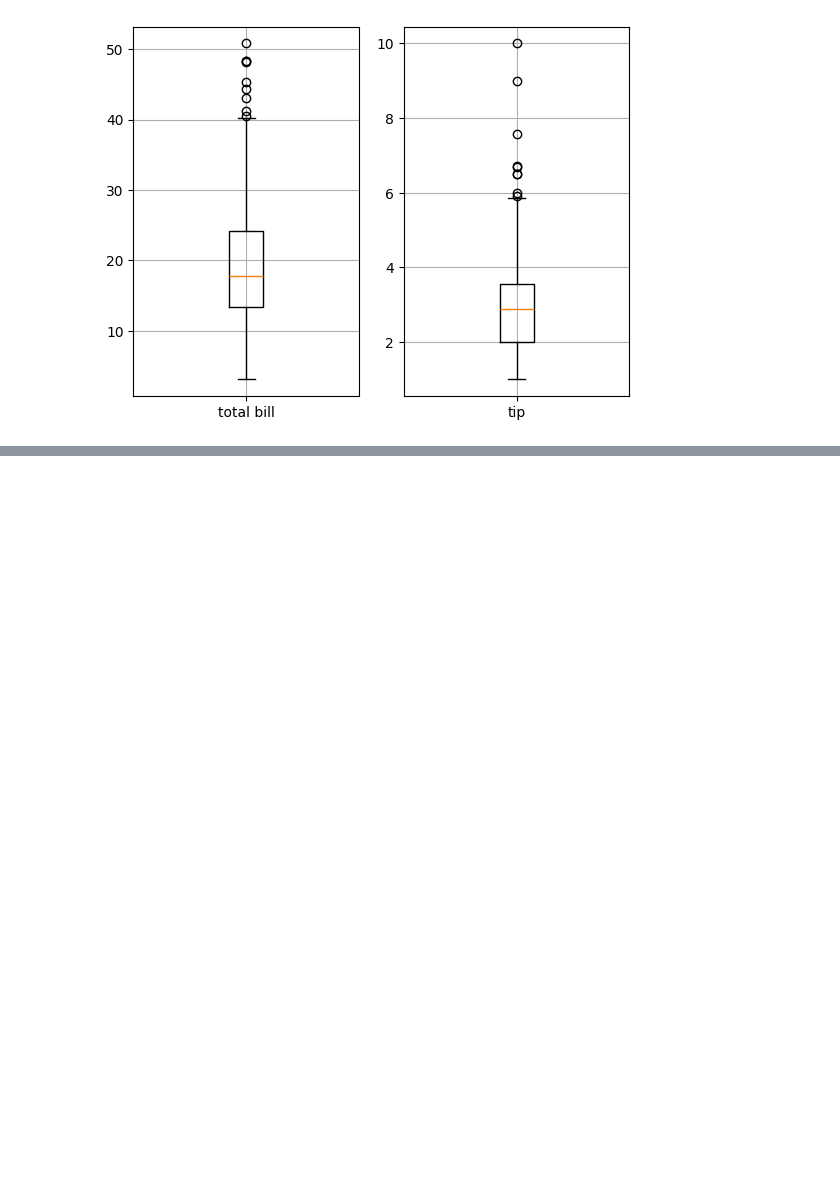
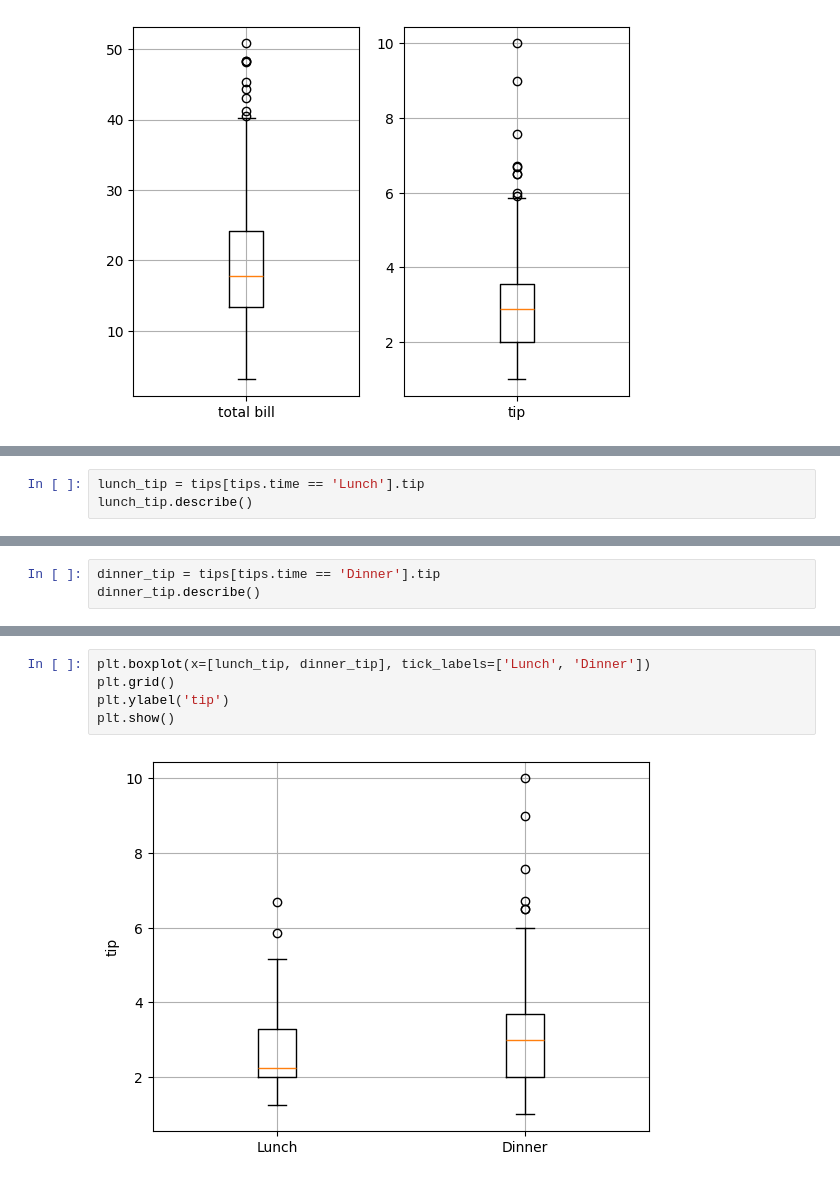
Before and after one commit to JakeOh/202511_BD53, a Jupyter notebook: lab_python/da04_matplotlib.ipynb, the cells around one changed output, grey strips where cells are left out. Cells and saved outputs as stored; diff of their text form; blank space fills up the shorter version.

```diff
--- a/lab_python/da04_matplotlib.ipynb
+++ b/lab_python/da04_matplotlib.ipynb
@@ -179,0 +233,3 @@ plt.show()
+# %%
+lunch_tip = tips[tips.time == 'Lunch'].tip
+lunch_tip.describe()
@@ -179,0 +247,3 @@ plt.show()
+# %%
+dinner_tip = tips[tips.time == 'Dinner'].tip
+dinner_tip.describe()
@@ -179,0 +261,7 @@ plt.show()
+# %%
+plt.boxplot(x=[lunch_tip, dinner_tip], tick_labels=['Lunch', 'Dinner'])
+plt.grid()
+plt.ylabel('tip')
+plt.show()
+# %% [output]
+[figure, added]
```
Also changed, not shown: parts of 10 cells of this notebook.
